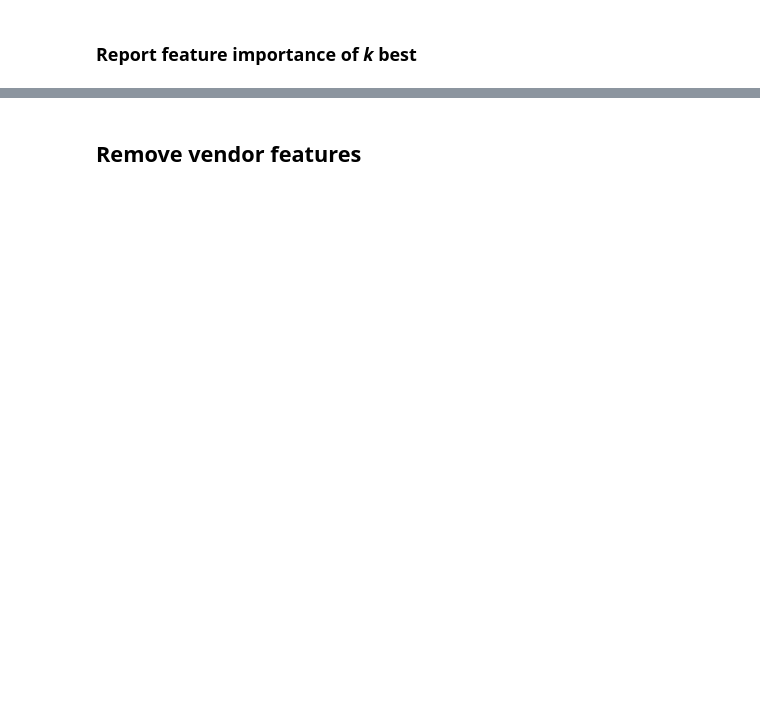
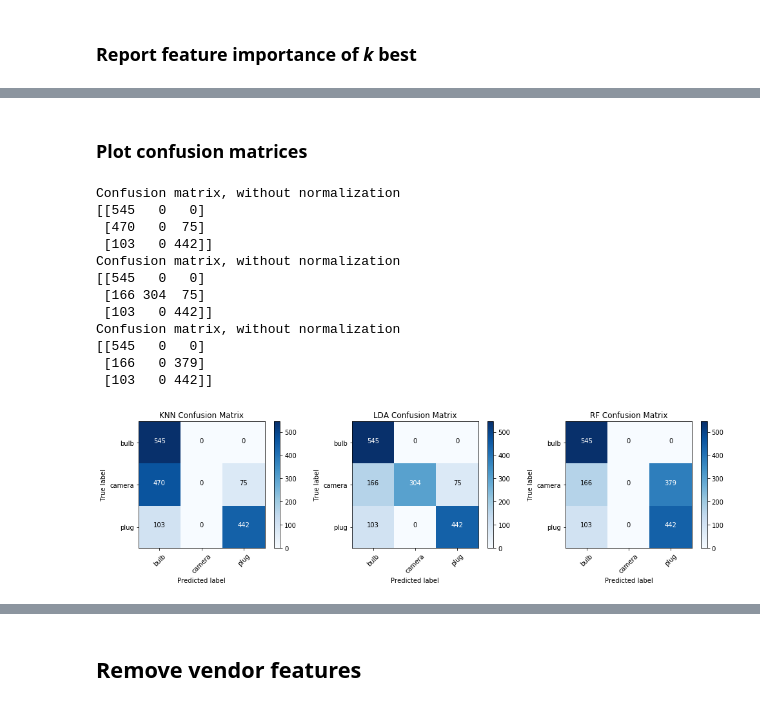
Before and after one commit to 7high/thesis, a Jupyter notebook: multiclass_wifi.ipynb, the cells around one changed output, grey strips where cells are left out. Saved outputs shown, nothing was run; the diff lists cells and outputs as text; code cells hidden in the pictures; blank space fills up the shorter version.

```diff
--- a/multiclass_wifi.ipynb
+++ b/multiclass_wifi.ipynb
@@ -245,0 +263,18 @@ dtype: float64
+# %% [markdown]
+### Plot confusion matrices
+# %%
+w.plot_all_confusion_matrices(tf3_cms, y_list)
+# %% [output]
+Confusion matrix, without normalization
+[[545   0   0]
+ [470   0  75]
+ [103   0 442]]
+Confusion matrix, without normalization
+[[545   0   0]
+ [166 304  75]
+ [103   0 442]]
+Confusion matrix, without normalization
+[[545   0   0]
+ [166   0 379]
+ [103   0 442]]
+[figure, added]
```
Also changed, not shown: parts of 41 cells of this notebook.
